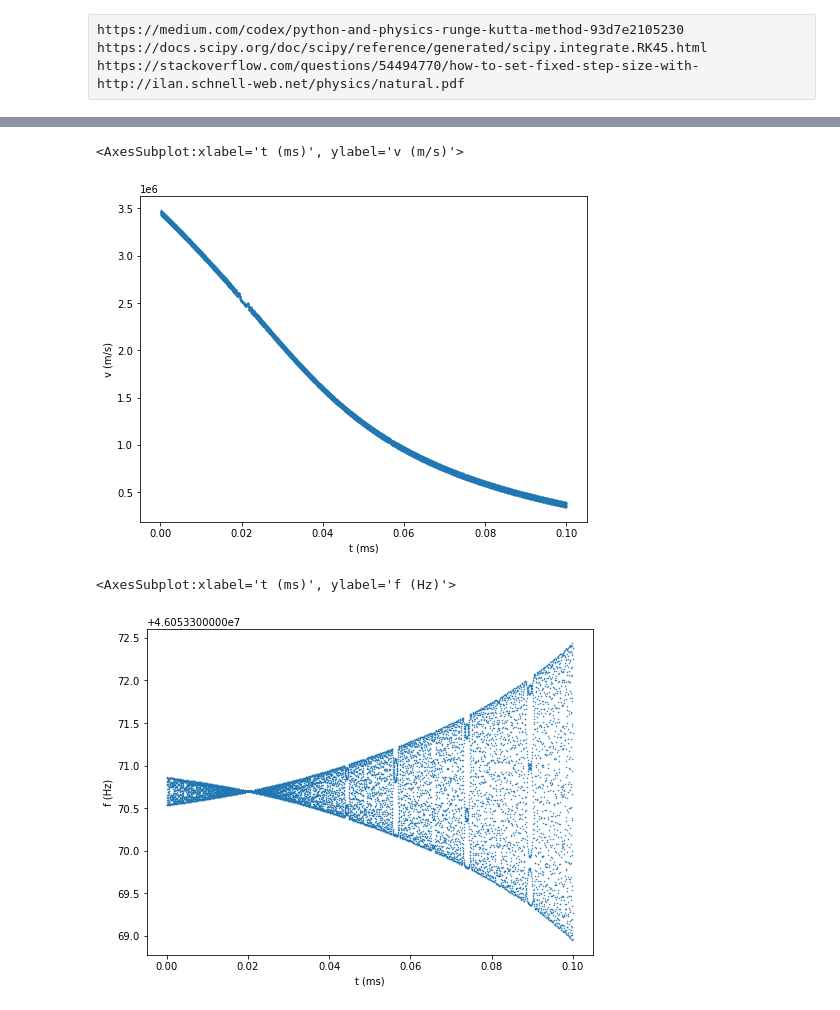
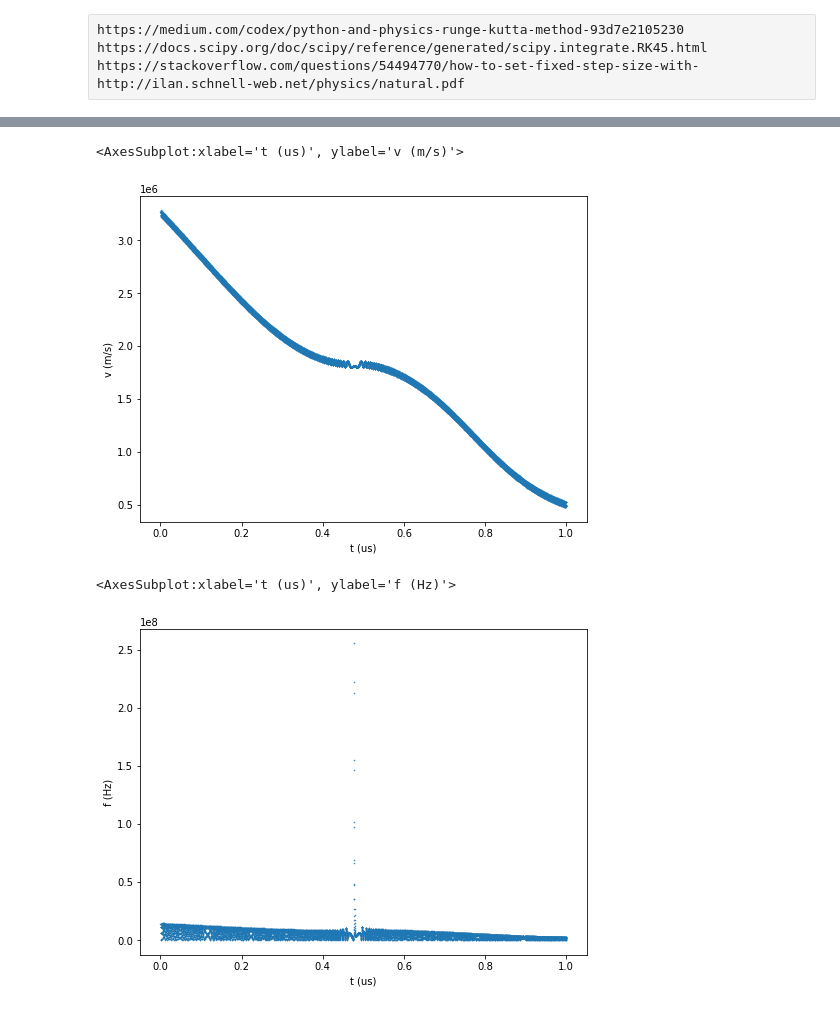
Before and after one commit to jvonk/CRES, a Jupyter notebook: Particle Motion.ipynb, the cells around one changed output, grey strips where cells are left out. Saved outputs shown, nothing was run; the diff lists cells and outputs as text; code cells hidden in the pictures.

```diff
--- a/Particle Motion.ipynb
+++ b/Particle Motion.ipynb
@@ -34,7 +35,8 @@ conversions = {
     "J/K": 1.380649e-23,
     "J/m/A^2": 1.25663706212e-6,
     "J": 1.602176634e-19,
-    "eV": 1
+    "eV": 1,
+    "1": 1
 }
 conversions["s"] = conversions["J*s"] / conversions["J"]
 conversions["m"] = conversions["m/s"] * conversions["s"]
@@ -119,11 +118,13 @@ e = fr("C", 1.602176634e-19)
 c = 1
 m = fr("eV", 5.1099906e5)
 E_0 = fr("V/m", np.array([0, 0, 0]))
+gE_r = lambda r: fr("V/m/m", np.array([0, 0, 0]))
 E_r = lambda r: E_0
 B_0 = fr("T", np.array([1, 0, 0]))
-B_r = lambda r: B_0
-t_span = (0, fr("us", 100))
-p0 = fr("MeV", np.array([100, 100, 100]))
+gB_r = lambda r: fr("1/m", -B_0/100)
+B_r = lambda r: B_0 + gB_r(r) * r
+t_span = (0, fr("us", 1))
+p0 = fr("MeV", np.array([10, 10, 10])/np.sqrt(3))
 r0 = fr("m", np.array([0, 0, 0]))
 rtol = 1e-5 # = 0.001%
 p_atol = fr("keV", 1)
@@ -134,16 +135,23 @@ t_eval = np.linspace(*t_span, num_points) # 10000 points inside t_span
 def gamma(p):
     return math.sqrt(1 + np.linalg.norm(p)**2/(m**2 * c**2))
 def lorentz(r, v):
-    return e * (E_r(r) + np.cross(v, B_r(r)) / c)
-def g0(r, v, l, gv):
-    return v * gv**2 / m**2 / c**6 * np.dot(v, v) * [np.dot(l, l) - e**2 * np.dot(v, E_r(r))**2]
+    return e * (E_r(r) + np.cross(v/c, B_r(r)))
+def old_f0(r, v, l, gv):
+    return - 2/3 * e**2 / c * v * gv**2 / m**2 / c**6 * [np.dot(l, l) - e**2 * np.dot(v, E_r(r))**2]
+def f0(r, v, l, gv):
+    pEdt = 0
+    pBdt = 0
+    first = pEdt + v * gE_r(r) + np.cross(v/c, pBdt + v * gB_r(r))
+    second = np.cross(E_r(r), B_r(r)) + np.cross(B_r(r), np.cross(B_r(r), v/c)) + E_r(r) * np.dot(v/c, E_r(r))
+    third = v * (np.dot(l, l) - e**2 * np.dot(E_r(r), v/c)**2)
+    return (2*e**3)/(m*c**3) * gv * first + (2*e**4)/(3*m**2*c**4) * second - (2*e**2)/(3*m**2*c**5) * gv**2 * third
 def fun(t, y):
     p, r = np.split(y, 2)
     gv = gamma(p)
     v = p / (m * gv)
     l = lorentz(r, v)
-    g = g0(r, v, l, gv)
-    dpdt = l - 2/3 * e**2 / c * g
+    f = f0(r, v, l, gv)
+    dpdt = l + f
     drdt = v
     return np.concatenate([dpdt, drdt])
 def plot(ax, u, label_u, unit_u, c=None, label_c=None, unit_c=None):
@@ -175,7 +183,7 @@ def plot(ax, u, label_u, unit_u, c=None, label_c=None, unit_c=None):
                 ax.set_zlabel(f"{label_u}_z ({unit_u})")
     return ax
 def run(fun, t, y, progress):
-    progress.n = to("ms", t)
+    progress.n = to("us", t)
     progress.update(0)
     return fun(t, y)
 def linear_fit(x, y, x_label="x", y_label="y", units=""):
@@ -186,7 +194,7 @@ def linear_fit(x, y, x_label="x", y_label="y", units=""):
     return f
 # %%
 y0 = np.concatenate([p0, r0])
-with tqdm(total=to("ms", t_span[1]), position=to("ms", t_span[0]), bar_format='{l_bar}{bar}| {n_fmt:.7}ms/{total_fmt:.7}ms [{elapsed}<{remaining}, ' '{rate_fmt}{postfix}]', unit="ms") as progress:
+with tqdm(total=to("us", t_span[1]), position=to("us", t_span[0]), bar_format='{l_bar}{bar}| {n_fmt:.5}us/{total_fmt:.5}us [{elapsed}<{remaining}, ' '{rate_fmt}{postfix}]', unit="us") as progress:
     sol = solve_ivp(lambda t, y: run(fun, t, y, progress), t_span, y0, method="RK45", t_eval=t_eval, dense_output=True, rtol=rtol, atol=atol)
 # %%
 sol
@@ -262,15 +270,15 @@ plot(plt.axes(), np.linalg.norm(r_corr[1:], axis=0), "r", "m", t, "t", "ms")
 # %%
 plt.figure(figsize=standard_figsize)
-plot(plt.axes(), np.linalg.norm(v_corr[1:], axis=0), "v", "m/s", t, "t", "ms")
+plot(plt.axes(), np.linalg.norm(v_corr[1:], axis=0), "v", "m/s", t, "t", "us")
 # %% [output]
-<AxesSubplot:xlabel='t (ms)', ylabel='v (m/s)'>
+<AxesSubplot:xlabel='t (us)', ylabel='v (m/s)'>
-[figure, old version]
+[figure, new version]
 # %%
 plt.figure(figsize=standard_figsize)
-plot(plt.axes(), frequency, "f", "Hz", t, "t", "ms")
+plot(plt.axes(), frequency, "f", "Hz", t, "t", "us")
 # plt.yscale("log")
 # %% [output]
-<AxesSubplot:xlabel='t (ms)', ylabel='f (Hz)'>
+<AxesSubplot:xlabel='t (us)', ylabel='f (Hz)'>
-[figure, old version]
+[figure, new version]
 # %%
 plt.figure(figsize=standard_figsize)
```
Also changed, not shown: parts of 27 cells of this notebook.
